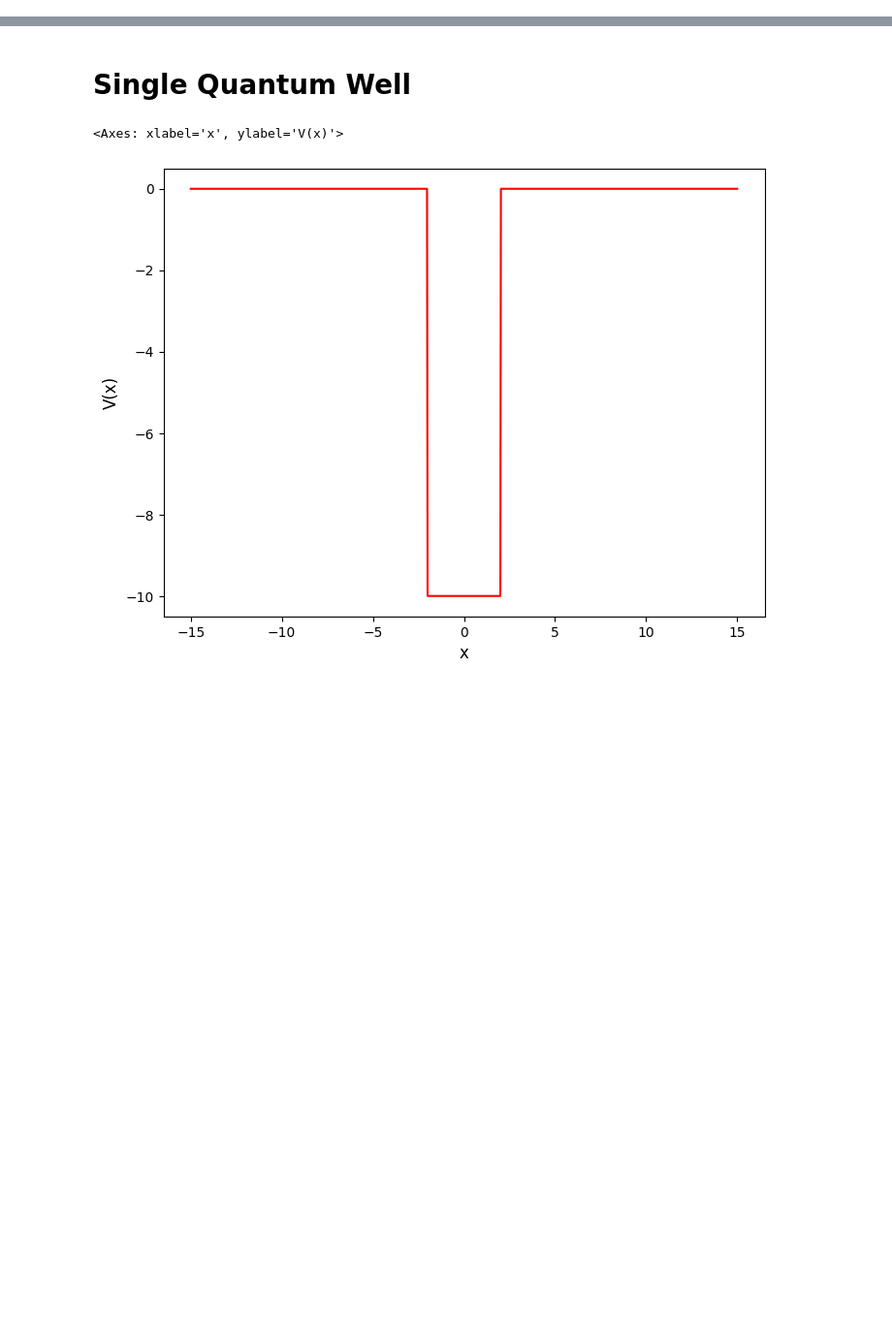
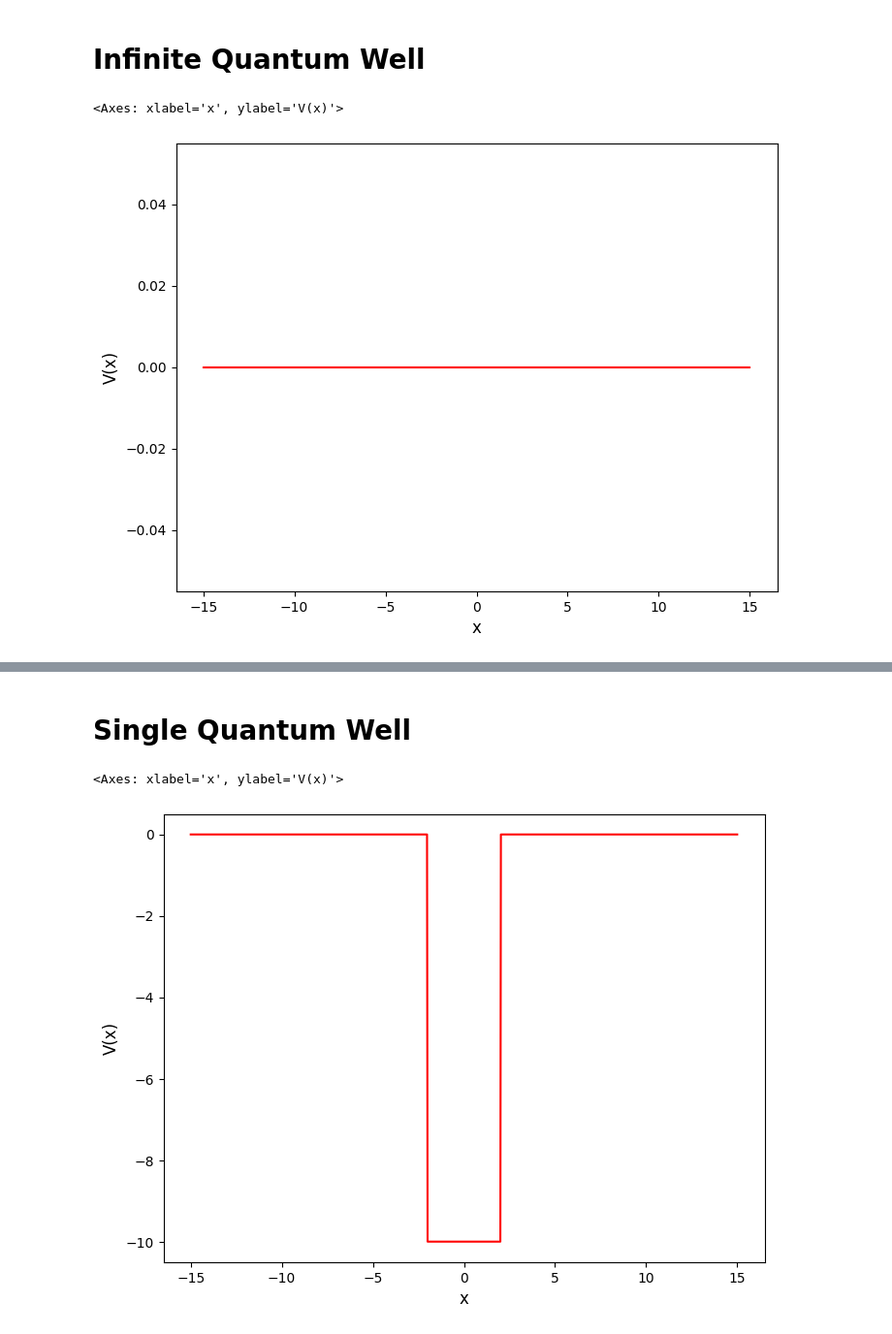
Before and after one commit to d04943016/PoissonSolver, a Jupyter notebook: notebook/Schrodinger 1D_cases/2. Finite Quantum Well.ipynb, the cells around one changed output, grey strips where cells are left out. Shown at 97% size. Cells and saved outputs as stored; diff of their text form; code cells hidden in the pictures; blank space fills up the shorter version.

```diff
--- a/notebook/Schrodinger 1D_cases/2. Finite Quantum Well.ipynb
+++ b/notebook/Schrodinger 1D_cases/2. Finite Quantum Well.ipynb
@@ -9,3 +9,20 @@ import matplotlib.pyplot as plt
 # my own modules
 from src.solver import Schrodinger_solver1D as solver1D
 from src.model import potential
+# %% [markdown]
+# Infinite Quantum Well
+# %%
+""" setting """
+m = 1
+V0 = 0
+V1 = -10
+h_bar = 1
+
+x = np.linspace(-15, 15, 1000) # cm
+V_fun = lambda x: np.zeros_like(x)
+# %%
+""" plot potential """
+solver1D.plot_potential(x, V_fun(x) )
+# %% [output]
+<Axes: xlabel='x', ylabel='V(x)'>
+[figure, added]
```
Also changed, not shown: parts of 23 cells of this notebook, 2 other files.
